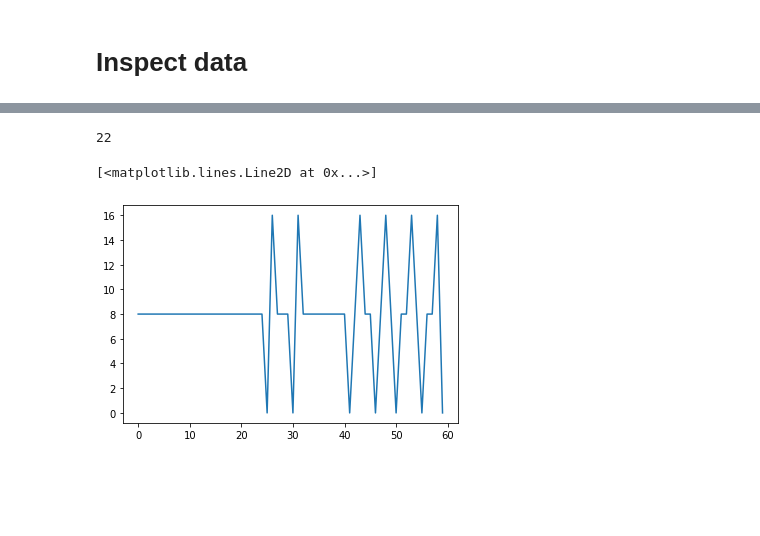
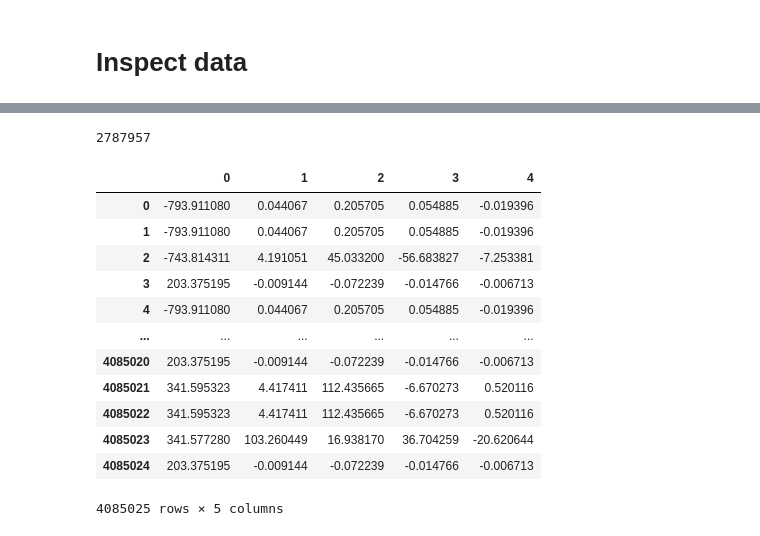
Before and after one commit to MillenniumForce/DATA3001, a Jupyter notebook: deep_learning/Feature_Engineering.ipynb, the cells around one changed output, grey strips where cells are left out. Drawn from its saved outputs; the diff is of its cells as text; code cells hidden in the pictures; blank space fills up the shorter version.

```diff
--- a/deep_learning/Feature_Engineering.ipynb
+++ b/deep_learning/Feature_Engineering.ipynb
@@ -309,7 +391,7 @@ fld
 # %% [markdown]
 # Inspect data
 # %%
-df = pd.read_parquet("/content/drive/MyDrive/COMP3001/flow_dataset_60_min.parquet")
+df = pd.read_parquet("/content/drive/MyDrive/DATA3001/5_min_bytes_per_packet_feats_diff/test.parquet")
 # %%
 df
 # %% [output]
@@ -329,4 +410,0 @@ df
-# %%
-df.flow_type.nunique()
-# %% [output]
-22
@@ -335,5 +411,4 @@ import matplotlib.pyplot as plt
-# %%
-plt.plot(df.loc[df.flow_type == "ToInternetRSVPPortAllIPurn:ietf:params:mud:controllerPacketCount"].iloc[7].to_list()[:-1])
-# %% [output]
-[<matplotlib.lines.Line2D at 0x...>]
-[figure, removed]
+# %%
+df.shape[0] - df[df != 0].dropna().shape[0]
+# %% [output]
+2787957
@@ -339,0 +417,17 @@ plt.plot(df.loc[df.flow_type == "ToInternetRSVPPortAllIPurn:ietf:params:mud:cont
+# %%
+pca = PCA()
+pd.DataFrame(pca.fit_transform(df.drop(columns="flow_type")))
+# %% [output]
+|  | 0 | 1 | 2 | 3 | 4 |
+| 0 | -793.911080 | 0.044067 | 0.205705 | 0.054885 | -0.019396 |
+| 1 | -793.911080 | 0.044067 | 0.205705 | 0.054885 | -0.019396 |
+| 2 | -743.814311 | 4.191051 | 45.033200 | -56.683827 | -7.253381 |
+| 3 | 203.375195 | -0.009144 | -0.072239 | -0.014766 | -0.006713 |
+| 4 | -793.911080 | 0.044067 | 0.205705 | 0.054885 | -0.019396 |
+| ... | ... | ... | ... | ... | ... |
+| 4085020 | 203.375195 | -0.009144 | -0.072239 | -0.014766 | -0.006713 |
+| 4085021 | 341.595323 | 4.417411 | 112.435665 | -6.670273 | 0.520116 |
+| 4085022 | 341.595323 | 4.417411 | 112.435665 | -6.670273 | 0.520116 |
+| 4085023 | 341.577280 | 103.260449 | 16.938170 | 36.704259 | -20.620644 |
+| 4085024 | 203.375195 | -0.009144 | -0.072239 | -0.014766 | -0.006713 |
+4085025 rows × 5 columns
```
Also changed, not shown: parts of 18 cells of this notebook.
